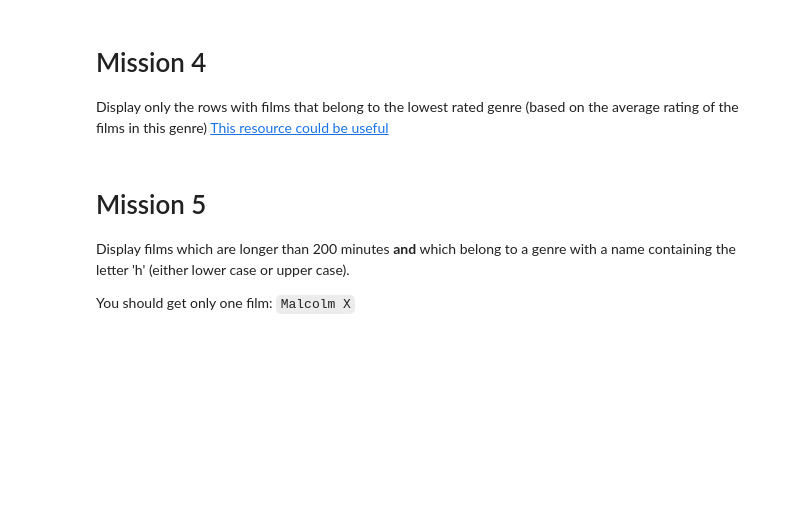
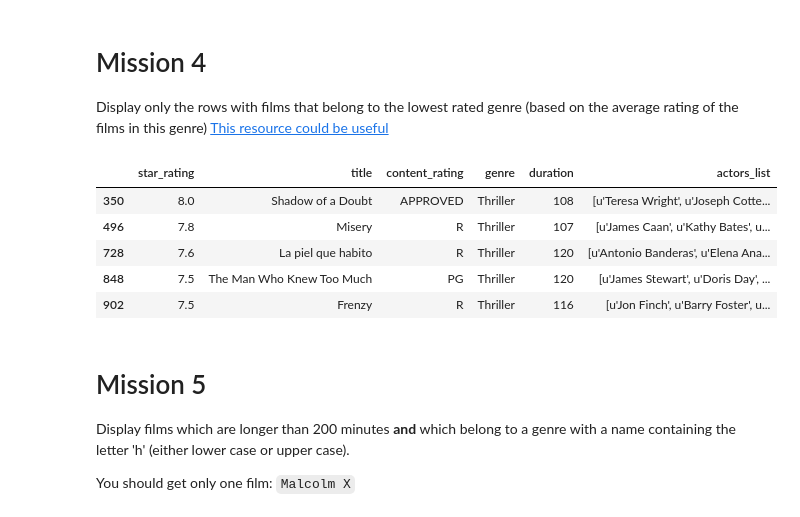
Before and after one commit to DorotheeCatry/python-basics-simplon, a Jupyter notebook: challenge/Python_2.16_filtering.ipynb, the cells around one changed output. Cells and saved outputs as stored; diff of their text form; code cells hidden in the pictures; blank space fills up the shorter version.

```diff
--- a/challenge/Python_2.16_filtering.ipynb
+++ b/challenge/Python_2.16_filtering.ipynb
@@ -46,6 +135,18 @@ Answer the question below:
 
 Display only the rows with films that belong to the lowest rated genre (based on the average rating of the films in this genre)
 [This resource could be useful](https://pandas.pydata.org/pandas-docs/version/0.25.1/reference/api/pandas.core.groupby.GroupBy.mean.html)
+# %%
+lowest_genre = df.groupby('genre')['star_rating'].mean().idxmin()
+
+lowest_rated_genre_df = df[df['genre'] == lowest_genre]
+lowest_rated_genre_df
+# %% [output]
+|  | star_rating | title | content_rating | genre | duration | actors_list |
+| 350 | 8.0 | Shadow of a Doubt | APPROVED | Thriller | 108 | [u'Teresa Wright', u'Joseph Cotte... |
+| 496 | 7.8 | Misery | R | Thriller | 107 | [u'James Caan', u'Kathy Bates', u... |
+| 728 | 7.6 | La piel que habito | R | Thriller | 120 | [u'Antonio Banderas', u'Elena Ana... |
+| 848 | 7.5 | The Man Who Knew Too Much | PG | Thriller | 120 | [u'James Stewart', u'Doris Day', ... |
+| 902 | 7.5 | Frenzy | R | Thriller | 116 | [u'Jon Finch', u'Barry Foster', u... |
 # %% [markdown]
 # Mission 5
 
```
Also changed, not shown: parts of 9 cells of this notebook, 1 other file.
